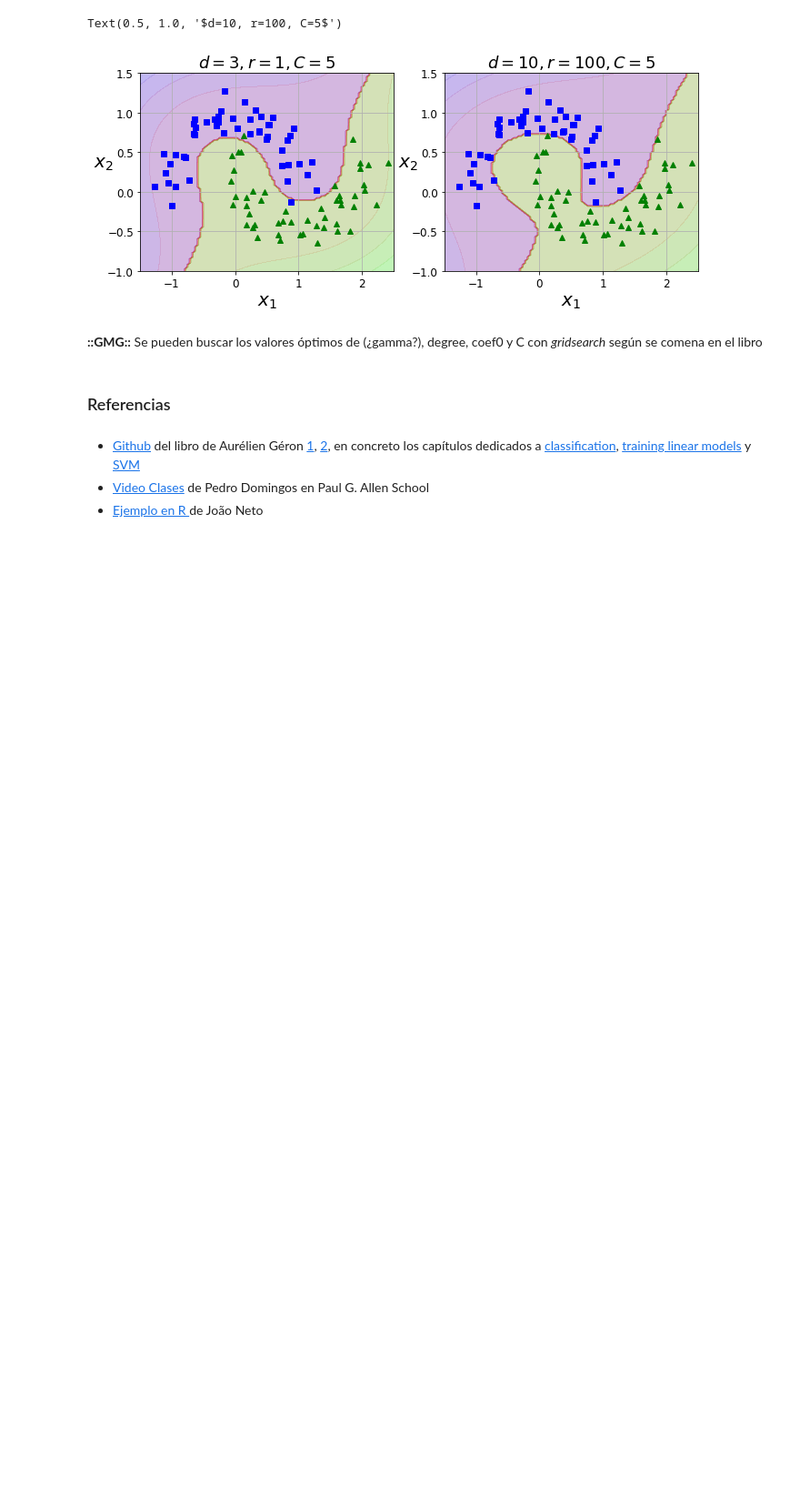
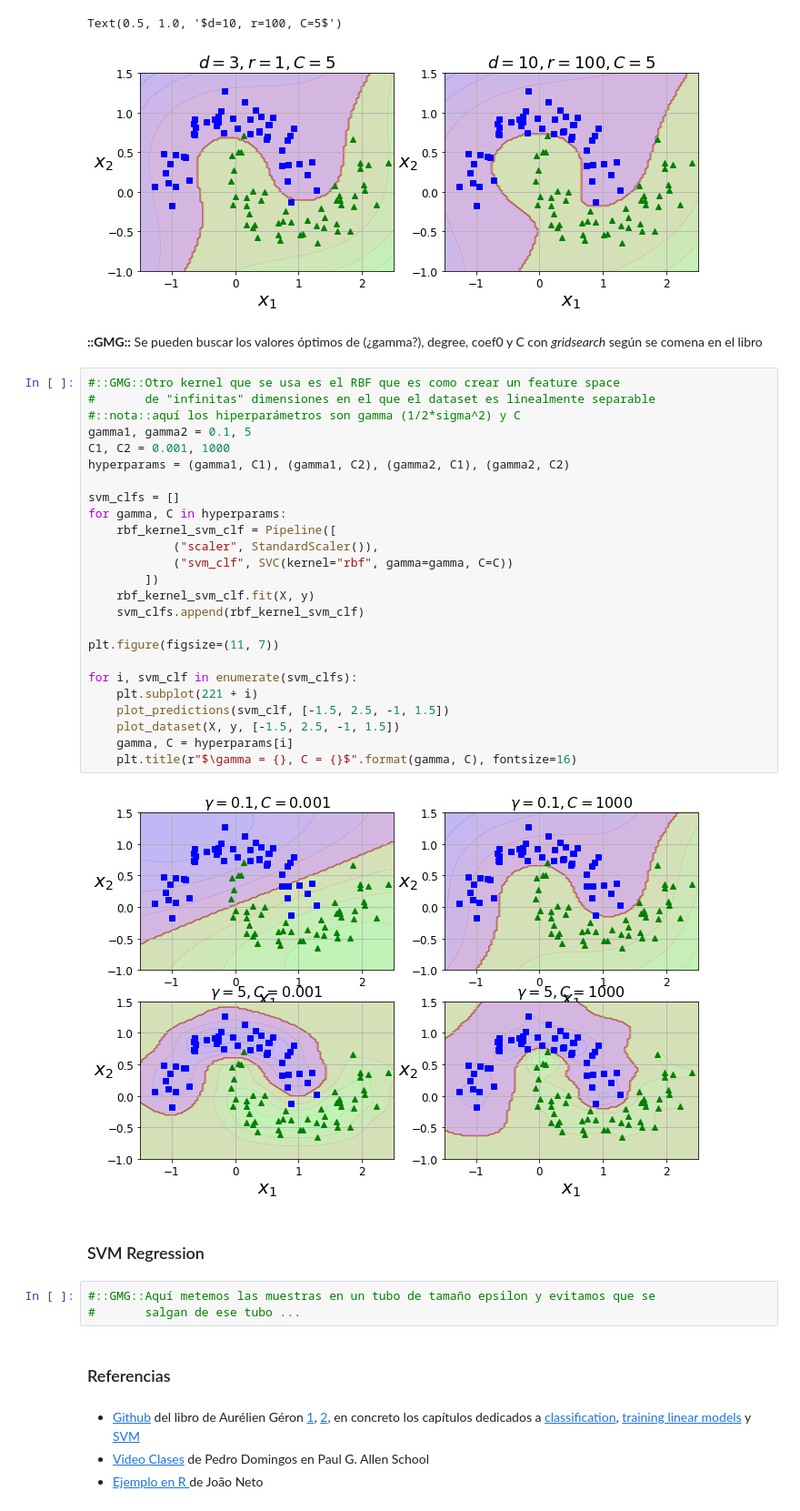
Before and after one commit to yerartdev/m1970-machine-learning-ii, a Jupyter notebook: lab/svm/gmg-lab-svm-playground.ipynb, the cells around one changed output. Shown: that part at 91% size. Cells and saved outputs as stored; diff of their text form; blank space fills up the shorter version.

Commit message:
SVM Mi Lab Nonlinear SVM Classification with make_moons synthetic dataset from Hands-on Machine Learning ... de Aurélien Géron (Chapter 5); SVM Regression pending

```diff
--- a/lab/svm/gmg-lab-svm-playground.ipynb
+++ b/lab/svm/gmg-lab-svm-playground.ipynb
@@ -303,6 +305,38 @@ Text(0.5, 1.0, '$d=10, r=100, C=5$')
 [figure]
 # %% [markdown]
 **::GMG::** Se pueden buscar los valores óptimos de (¿gamma?), degree, coef0 y C con *gridsearch* según se comena en el libro
+# %%
+#::GMG::Otro kernel que se usa es el RBF que es como crear un feature space
+#       de "infinitas" dimensiones en el que el dataset es linealmente separable
+#::nota::aquí los hiperparámetros son gamma (1/2*sigma^2) y C
+gamma1, gamma2 = 0.1, 5
+C1, C2 = 0.001, 1000
+hyperparams = (gamma1, C1), (gamma1, C2), (gamma2, C1), (gamma2, C2)
+
+svm_clfs = []
+for gamma, C in hyperparams:
+    rbf_kernel_svm_clf = Pipeline([
+            ("scaler", StandardScaler()),
+            ("svm_clf", SVC(kernel="rbf", gamma=gamma, C=C))
+        ])
+    rbf_kernel_svm_clf.fit(X, y)
+    svm_clfs.append(rbf_kernel_svm_clf)
+
+plt.figure(figsize=(11, 7))
+
+for i, svm_clf in enumerate(svm_clfs):
+    plt.subplot(221 + i)
+    plot_predictions(svm_clf, [-1.5, 2.5, -1, 1.5])
+    plot_dataset(X, y, [-1.5, 2.5, -1, 1.5])
+    gamma, C = hyperparams[i]
+    plt.title(r"$\gamma = {}, C = {}$".format(gamma, C), fontsize=16)
+# %% [output]
+[figure, added]
+# %% [markdown]
+### SVM Regression
+# %%
+#::GMG::Aquí metemos las muestras en un tubo de tamaño epsilon y evitamos que se
+#       salgan de ese tubo ...
 # %% [markdown]
 ### Referencias
 # %% [markdown]
```
Also changed, not shown: parts of 2 cells of this notebook.
